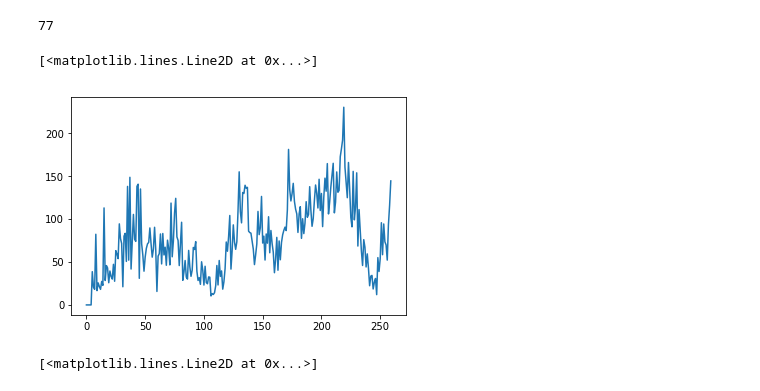
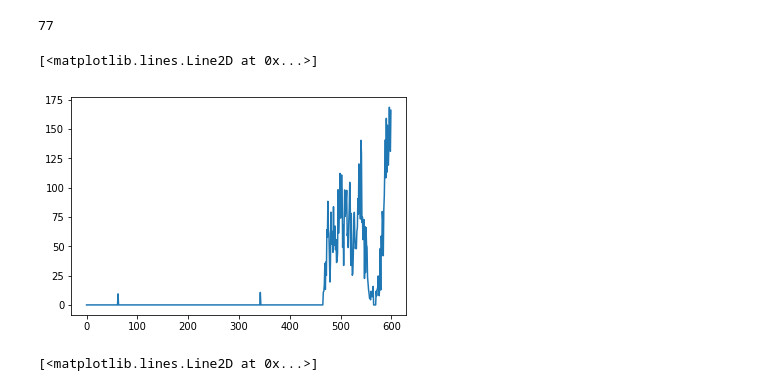
Before and after one commit to tlmakinen/bursting-IGMM, a Jupyter notebook: autocorrelation/data-traces.ipynb, the cells around one changed output. Cells and saved outputs as stored; diff of their text form; code cells hidden in the pictures.

```diff
--- a/autocorrelation/data-traces.ipynb
+++ b/autocorrelation/data-traces.ipynb
@@ -14,10 +14,10 @@ len(dat.columns)
 # %% [output]
 77
 # %%
-plt.plot(dat['Spot_50'][340:])
+plt.plot(dat['Spot_55'])
 # %% [output]
 [<matplotlib.lines.Line2D at 0x...>]
-[figure, old version]
+[figure, new version]
 # %%
 spot = dat['Spot_62'][340:]
 corr = np.correlate(spot,spot, 'same')
```
Also changed, not shown: parts of 1 cell of this notebook, 1 other file.
